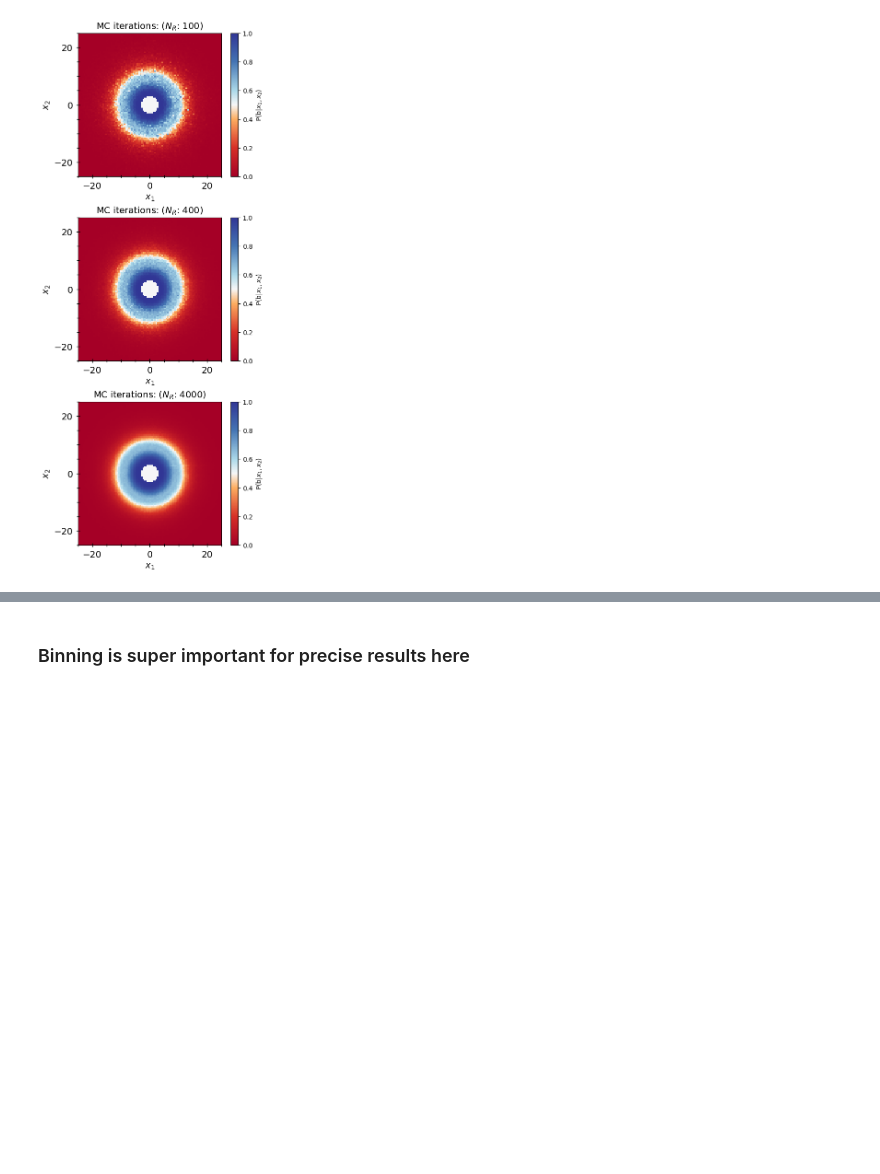
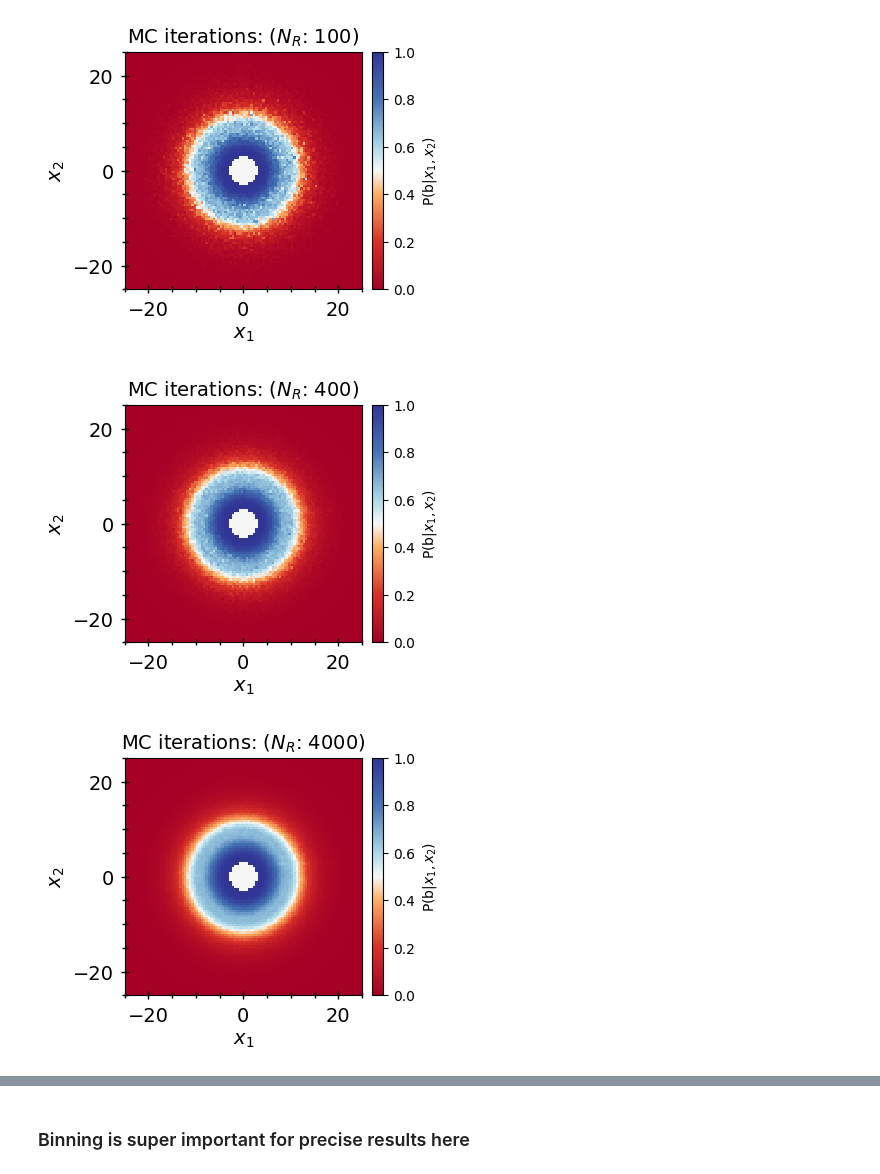
Before and after one commit to choisant/foundational-modeling, a Jupyter notebook: toy_experiment/analytical/plot_analytical_solution.ipynb, the cells around one changed output, grey strips where cells are left out. Cells and saved outputs as stored; diff of their text form; code cells hidden in the pictures; blank space fills up the shorter version.

```diff
--- a/toy_experiment/analytical/plot_analytical_solution.ipynb
+++ b/toy_experiment/analytical/plot_analytical_solution.ipynb
@@ -18,7 +18,7 @@ if module_path not in sys.path:
 from util import *
 # %%
 #nxMC = [200]
-nr1MC = [100, 400, 4000]
+nr1MC = [100, 400, 4000, 8000]
 
 R2 = 3
 k_red = 7
@@ -36,24 +36,22 @@ datafiles = [f"results/analytical_solution_x1_x2_grid_{tag}_nr1MC_{nr1MC[i]}.csv
 #datafile = "analytical_solution_grid_100x100_nMC_10.csv"
 data_df = [pd.read_csv(file) for file in datafiles]
 # %%
-fig, axs = plt.subplots(nrows=(len(nr1MC)), ncols=1, figsize= (5, 4*len(nr1MC)), layout="constrained")
 for i in range(len(nr1MC)):
-    if len(nr1MC) > 1:
-        ax = axs[i]
-    else:
-        ax = axs
+    fig, ax = plt.subplots(nrows=1, ncols=1, figsize= (4, 4), layout="constrained")
     data = data_df[i]
     ax = plot_grid(data, "P_blue_given_x", ax, 100)
     cmap = red_blue_cmap()
     #Plot settings
     hue_norm = mpl.colors.Normalize(vmin=0, vmax=1, clip=False)
     ax.set_title(rf"MC iterations: ($N_R$: {nr1MC[i]})", fontsize=14)
-    fig.colorbar(mpl.cm.ScalarMappable(norm=hue_norm, cmap=cmap), label=r'P(b|$x_1, x_2$)', ax=ax)
+    fig.colorbar(mpl.cm.ScalarMappable(norm=hue_norm, cmap=cmap), fraction=0.050, pad=0.04, label=r'P(b|$x_1, x_2$)', ax=ax)
     ax.set_xlabel(r"$x_1$", fontsize=14)
     ax.set_ylabel(r"$x_2$", fontsize=14)
     ax.tick_params(which="both", direction="inout", bottom=True, left=True, labelsize=14, pad=5, length=4, width=1)
     ax.tick_params(which="major", length=6)
     ax.minorticks_on()
     ax.set_aspect('equal', adjustable='box')
 # %% [output]
-[figure, old version]
+[figure, new version]
+[figure, added]
+[figure, added]
```
Also changed, not shown: parts of 4 cells of this notebook, 46 other files.
